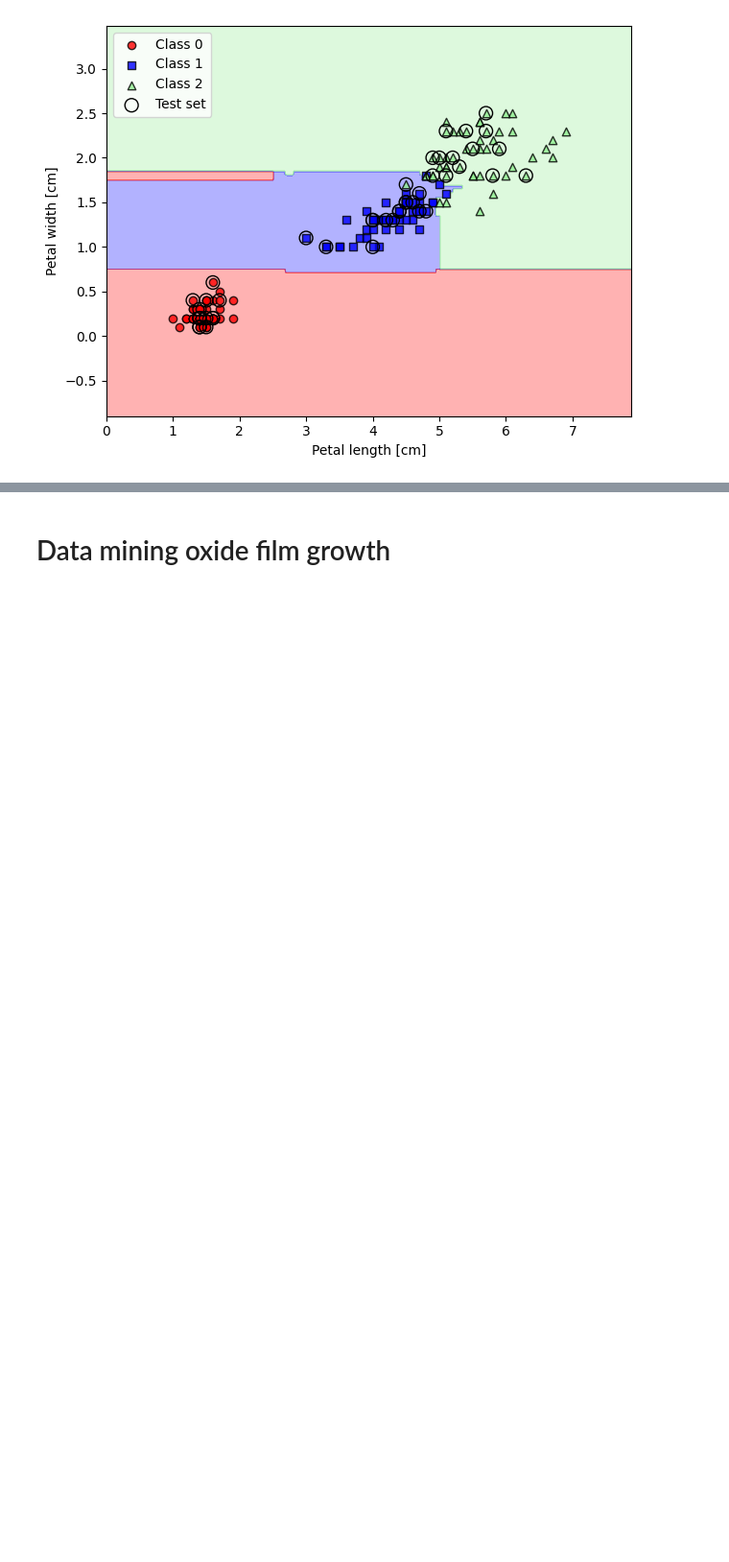
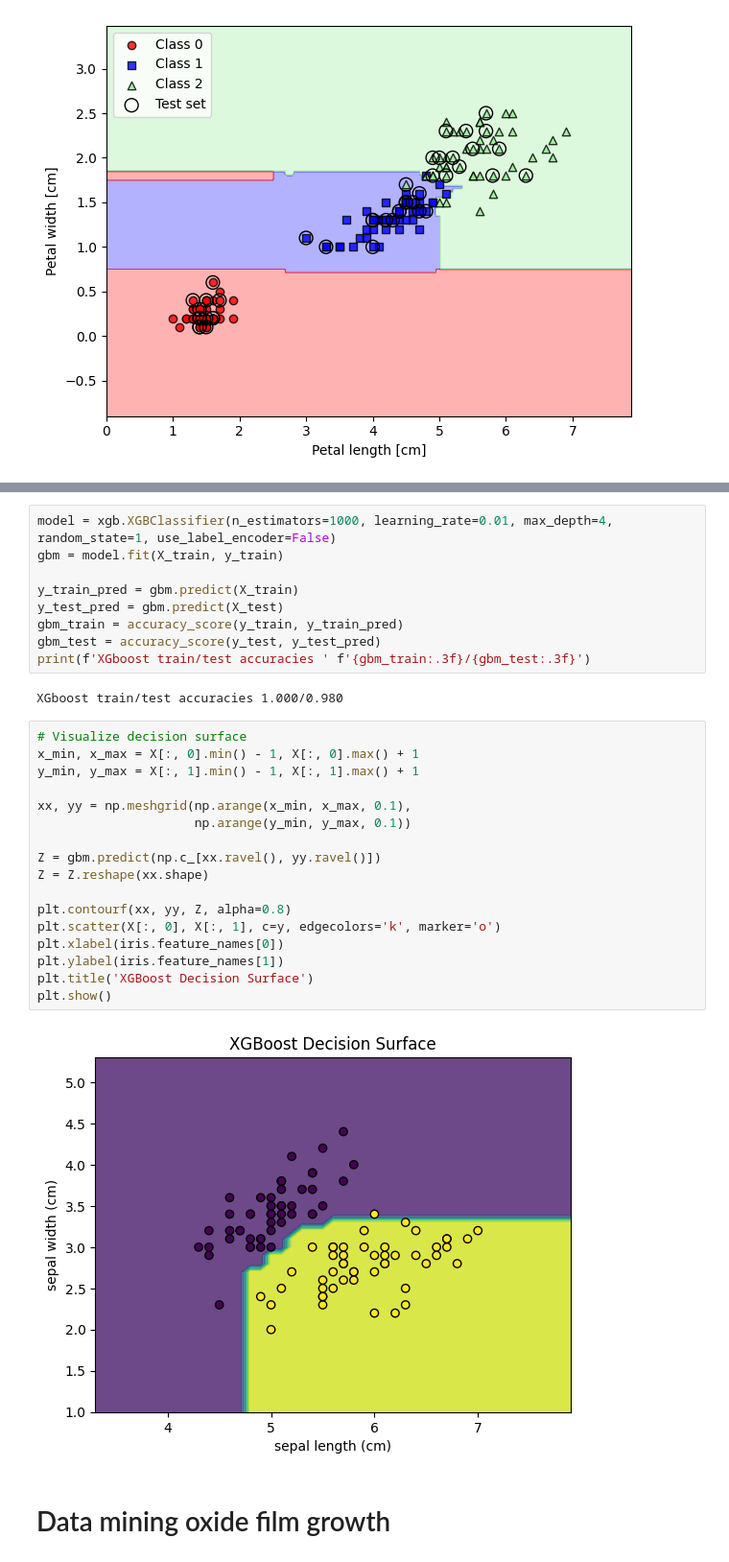
Before and after one commit to SergeiVKalinin/PNNL_ML_2024, a Jupyter notebook: Day_1_Decision_Trees.ipynb, the cells around one changed output, grey strips where cells are left out. Shown at 96% size. Cells and saved outputs as stored; diff of their text form; blank space fills up the shorter version.

```diff
--- a/Day_1_Decision_Trees.ipynb
+++ b/Day_1_Decision_Trees.ipynb
@@ -196,3 +220,33 @@ plt.show()
+# %%
+model = xgb.XGBClassifier(n_estimators=1000, learning_rate=0.01, max_depth=4, random_state=1, use_label_encoder=False)
+gbm = model.fit(X_train, y_train)
+
+y_train_pred = gbm.predict(X_train)
+y_test_pred = gbm.predict(X_test)
+gbm_train = accuracy_score(y_train, y_train_pred)
+gbm_test = accuracy_score(y_test, y_test_pred)
+print(f'XGboost train/test accuracies ' f'{gbm_train:.3f}/{gbm_test:.3f}')
+# %% [output]
+XGboost train/test accuracies 1.000/0.980
+# %%
+# Visualize decision surface
+x_min, x_max = X[:, 0].min() - 1, X[:, 0].max() + 1
+y_min, y_max = X[:, 1].min() - 1, X[:, 1].max() + 1
+
+xx, yy = np.meshgrid(np.arange(x_min, x_max, 0.1),
+                     np.arange(y_min, y_max, 0.1))
+
+Z = gbm.predict(np.c_[xx.ravel(), yy.ravel()])
+Z = Z.reshape(xx.shape)
+
+plt.contourf(xx, yy, Z, alpha=0.8)
+plt.scatter(X[:, 0], X[:, 1], c=y, edgecolors='k', marker='o')
+plt.xlabel(iris.feature_names[0])
+plt.ylabel(iris.feature_names[1])
+plt.title('XGBoost Decision Surface')
+plt.show()
+# %% [output]
+[figure, added]
 # %% [markdown]
 # Data mining oxide film growth
 # %% [markdown]
```
Also changed, not shown: parts of 2 cells of this notebook.
